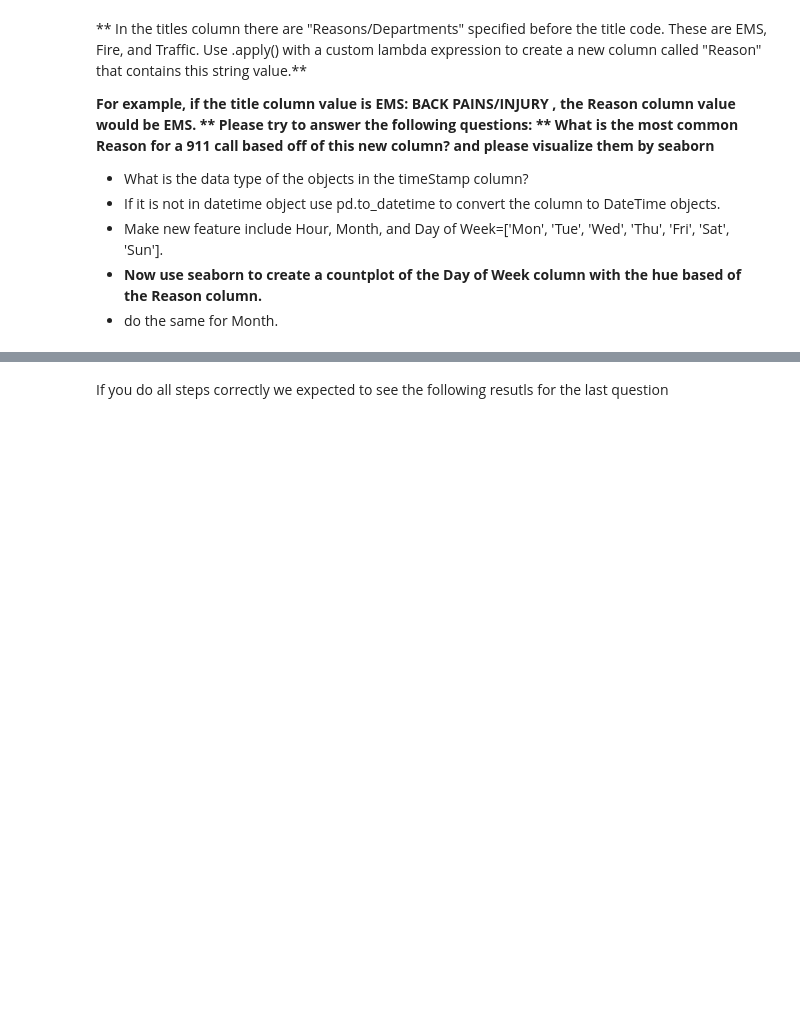
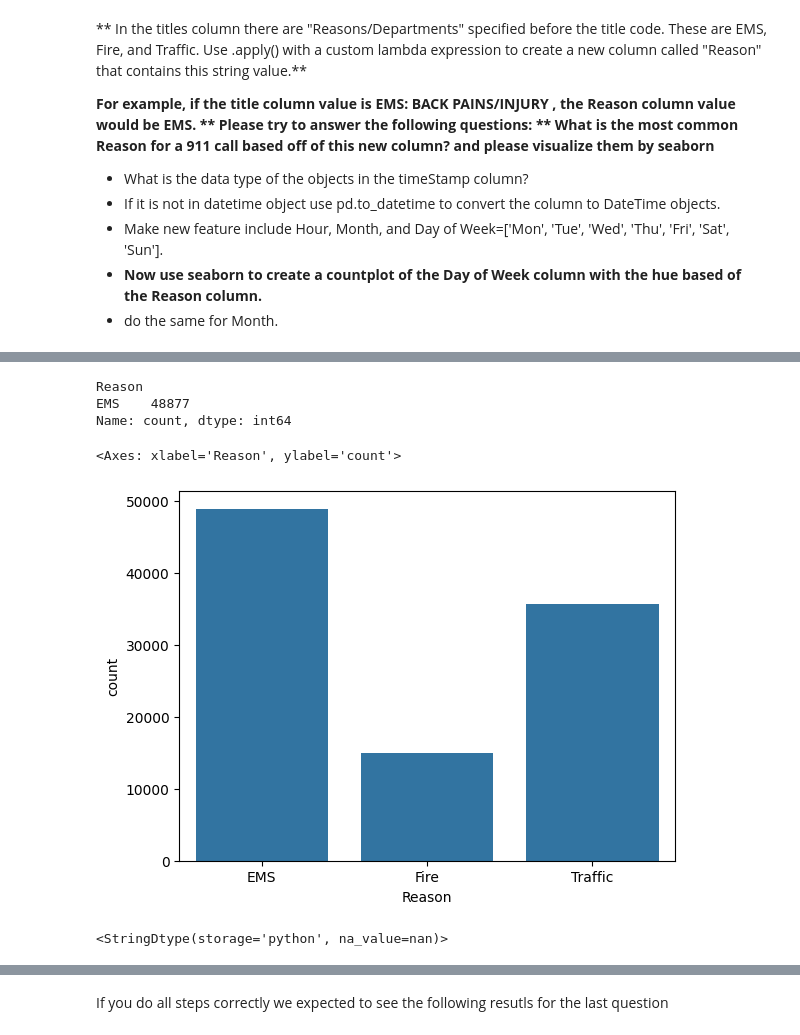
Before and after one commit to tersor/dat803, a Jupyter notebook: oppgave-01/01-911 Calls Data project.ipynb, the cells around one changed output, grey strips where cells are left out. Saved outputs shown, nothing was run; the diff lists cells and outputs as text; code cells hidden in the pictures; blank space fills up the shorter version.

```diff
--- a/oppgave-01/01-911 Calls Data project.ipynb
+++ b/oppgave-01/01-911 Calls Data project.ipynb
@@ -24,4 +29,6 @@ ___
 # %% [markdown]
 ** Read in the csv file as a dataframe called df **
+# %%
+df = pd.read_csv('911.csv')
 # %% [markdown]
 ** Check the info() of the df **
@@ -89,3 +105,6 @@ Please try to answer the following questions:
 * Make new feature include Hour, Month, and Day of Week=['Mon', 'Tue', 'Wed', 'Thu', 'Fri', 'Sat', 'Sun'].
 * **Now use seaborn to create a countplot of the Day of Week column with the hue based of the Reason column.**
 * do the same for Month.
+# %%
+df['Reason'] = df['title'].apply(lambda x: x.split(':')[0])
+df.head()
@@ -91,0 +118,17 @@ Please try to answer the following questions:
+# %%
+df.value_counts('Reason').head(1)
+# %% [output]
+Reason
+EMS    48877
+Name: count, dtype: int64
+# %%
+import seaborn as sns
+sns.countplot(x='Reason', data=df)
+# %% [output]
+<Axes: xlabel='Reason', ylabel='count'>
+[figure, added]
+# %%
+df['timeStamp'].dtype
+# data type is string
+# %% [output]
+<StringDtype(storage='python', na_value=nan)>
```
Also changed, not shown: parts of 33 cells of this notebook, 12 other files.
